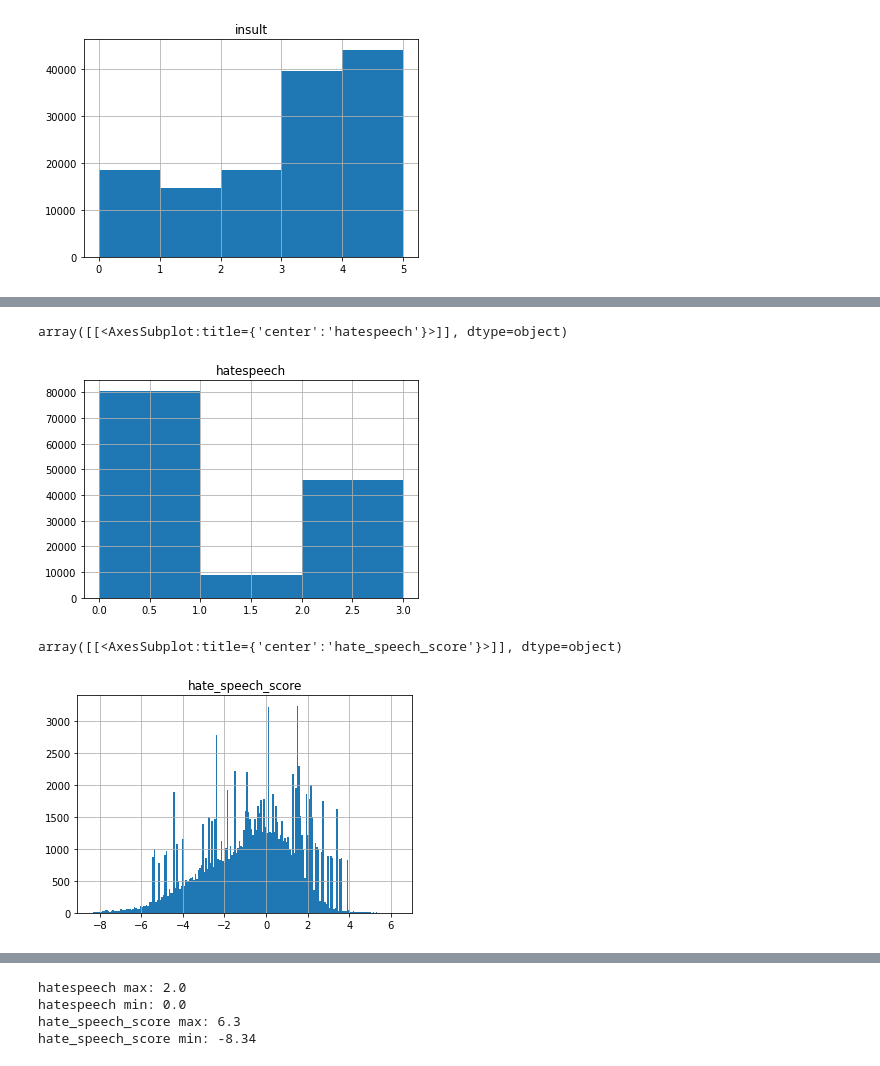
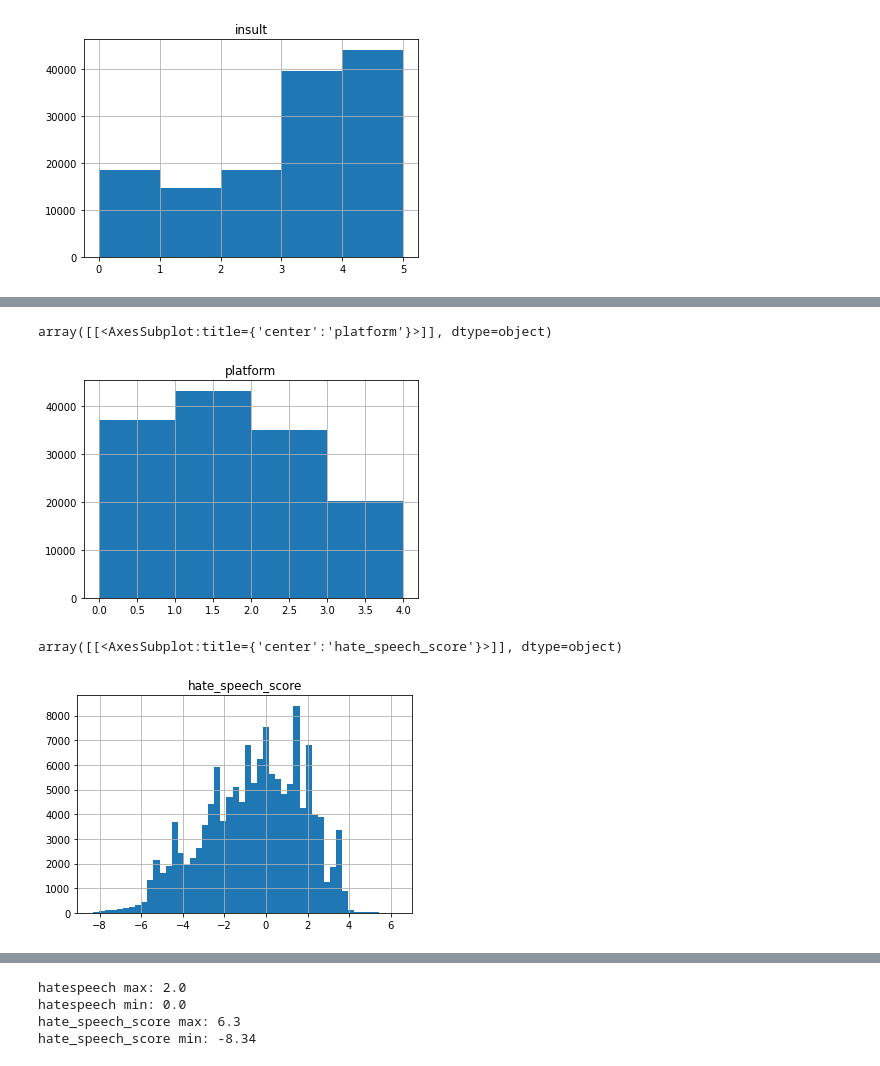
Before and after one commit to ndiaz9/NLP, a Jupyter notebook: Proyecto-G2/Dataset.ipynb, the cells around one changed output, grey strips where cells are left out. Cells and saved outputs as stored; diff of their text form; code cells hidden in the pictures.

```diff
--- a/Proyecto-G2/Dataset.ipynb
+++ b/Proyecto-G2/Dataset.ipynb
@@ -3,7 +7,9 @@
 # %%
-import datasets
 dataset = datasets.load_dataset('ucberkeley-dlab/measuring-hate-speech', 'binary')
 df = dataset['train'].to_pandas()
+df = df.dropna()
+df = df.drop_duplicates()
+df = df.reset_index(drop=True)
 df.describe()
 # %% [output]
 Using custom data configuration ucberkeley-dlab--measuring-hate-speech-1d47093687320b66
@@ -62,11 +98,11 @@ array([[<AxesSubplot:title={'center':'insult'}>]], dtype=object)
 # %%
-df.hist(column='hatespeech', bins=[0,1,2,3])
+df.hist(column='platform', bins=[0,1,2,3,4])
 # %% [output]
-array([[<AxesSubplot:title={'center':'hatespeech'}>]], dtype=object)
+array([[<AxesSubplot:title={'center':'platform'}>]], dtype=object)
-[figure, old version]
+[figure, new version]
 # %%
-df.hist(column='hate_speech_score', bins=200)
+df.hist(column='hate_speech_score', bins=50)
 # %% [output]
 array([[<AxesSubplot:title={'center':'hate_speech_score'}>]], dtype=object)
-[figure, old version]
+[figure, new version]
 # %%
```
Also changed, not shown: parts of 21 cells of this notebook.
